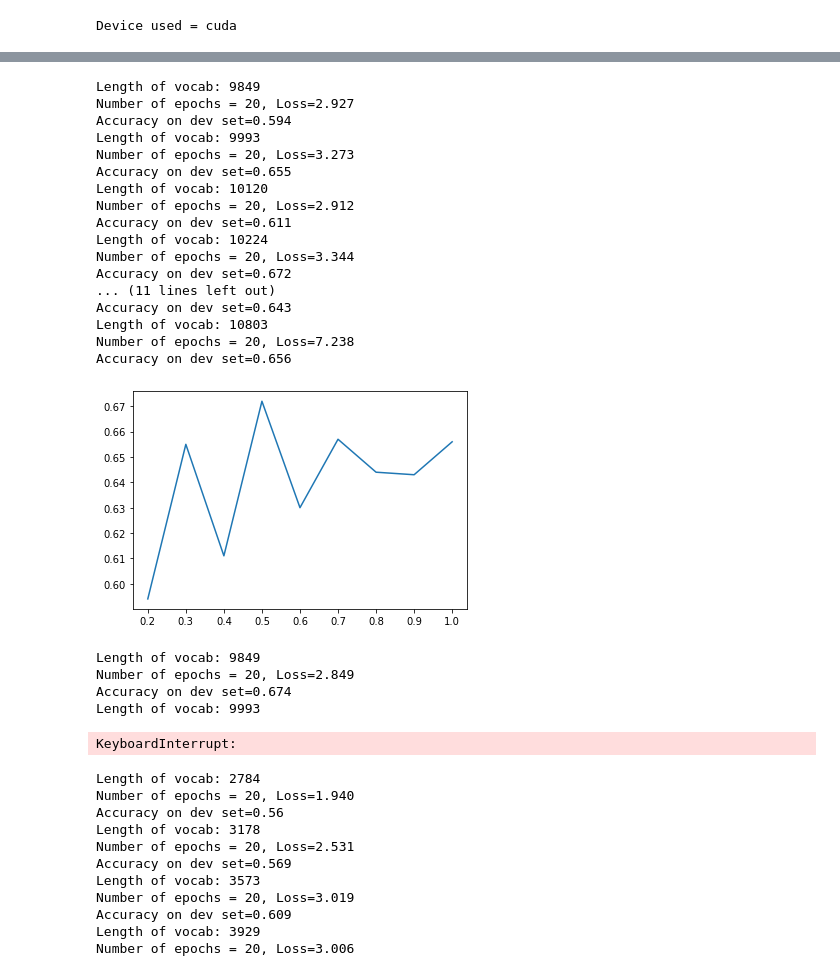
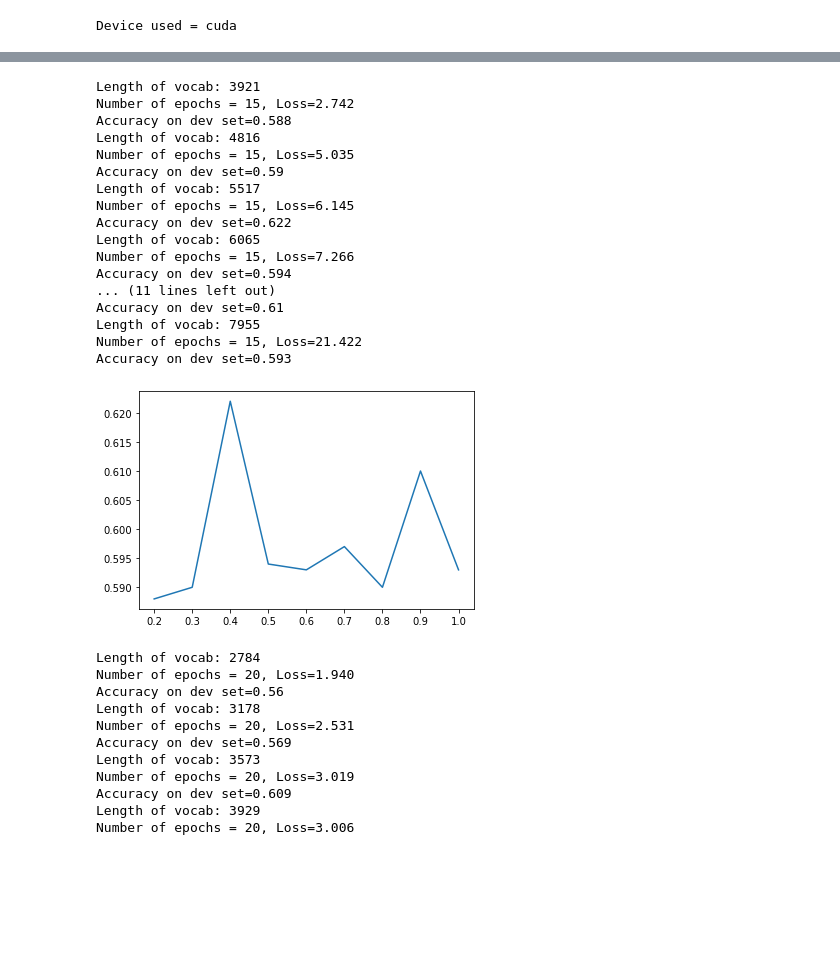
Before and after one commit to Ispanicus/GPTAugmentation, a Jupyter notebook: temp.ipynb, the cells around one changed output, grey strips where cells are left out. Saved outputs shown, nothing was run; the diff lists cells and outputs as text; code cells hidden in the pictures; blank space fills up the shorter version.

Commit message:
lstm sent 2

```diff
--- a/temp.ipynb
+++ b/temp.ipynb
@@ -22,7 +11,23 @@ from sklearn.pipeline import Pipeline
 # %% [output]
 Device used = cuda
 # %%
-X_all, Y_all = get_data("gpt_2000")
-base_len = len(get_data("n_2000")) # Should be 2000 in the end
-new_len = len(X_all) - base_len
 Xt, Yt = get_data("dev")
+# %%
+import numpy as np
+for size in [100, 500, 2000]:
+    X_all, Y_all = get_data("gpt_" + str(size))
+    assert len(get_data("n_" + str(size))) == size # Should be 2000 in the end
+    new_len = len(X_all) - size
+    print("Augmented 'x' size of original:", new_len/size, "for size", size)
+    ps, scores = [], []
+    for i in range(20, 101, 10):
+        p = i/100
+        data_size = int(size + p*new_len) # exclusive to avoid indexing [-1:]
+        X, Y = X_all[-data_size:], Y_all[-data_size:]
+        model = LogisticRegression(max_iter=100)
+        model.fit(X, Y)
+        acc = (model.predict(Xt) == np.array(Yt)).mean()
+        scores.append(acc)
+        ps.append(p)
+    plt.plot(ps, scores)
+    plt.show()
@@ -29,41 +96,36 @@ Xt, Yt = get_data("dev")
 # %%
-
 ps, scores = [], []
 for i in range(20, 101, 10):
     p = i/100
     data_size = int(base_len + p*new_len - 1) # exclusive to avoid indexing [-1:]
-    X = X_all[-data_size:] # Go from back, so we always get base data
-    Y = Y_all[-data_size:]
+    data = list(zip(X_all[-data_size:], Y_all[-data_size:])) # Go from back, so we always get base data
+    shuffle(data)
+    X, Y = zip(*data)
+    model, vocab = train(X, Y, epochs=15, embed_dim=100, lstm_dim=100, min_df=0., max_df=1., batch_size=64)
 
-    model, vocab = train(X, Y, epochs=20, embed_dim=100, lstm_dim=100, min_df=0., max_df=1., batch_size=512)
     scores.append(score(model, vocab, Xt, Yt))
     ps.append(p)
 plt.plot(ps, scores)
 plt.show()
 # %% [output]
-Length of vocab: 9849
-Number of epochs = 20, Loss=2.927
+Length of vocab: 3921
+Number of epochs = 15, Loss=2.742
+Accuracy on dev set=0.588
+Length of vocab: 4816
+Number of epochs = 15, Loss=5.035
+Accuracy on dev set=0.59
+Length of vocab: 5517
+Number of epochs = 15, Loss=6.145
+Accuracy on dev set=0.622
+Length of vocab: 6065
+Number of epochs = 15, Loss=7.266
 Accuracy on dev set=0.594
-Length of vocab: 9993
-Number of epochs = 20, Loss=3.273
-Accuracy on dev set=0.655
-Length of vocab: 10120
-Number of epochs = 20, Loss=2.912
-Accuracy on dev set=0.611
-Length of vocab: 10224
-Number of epochs = 20, Loss=3.344
-Accuracy on dev set=0.672
 ... (11 lines left out)
-Accuracy on dev set=0.643
-Length of vocab: 10803
-Number of epochs = 20, Loss=7.238
-Accuracy on dev set=0.656
+Accuracy on dev set=0.61
+Length of vocab: 7955
+Number of epochs = 15, Loss=21.422
+Accuracy on dev set=0.593
-[figure, old version]
+[figure, new version]
-Length of vocab: 9849
-Number of epochs = 20, Loss=2.849
-Accuracy on dev set=0.674
-Length of vocab: 9993
-KeyboardInterrupt:
 # %%
 for min_df in [0]:
     ps, scores = [], []
```
Also changed, not shown: parts of 4 cells of this notebook, 3 other files.
